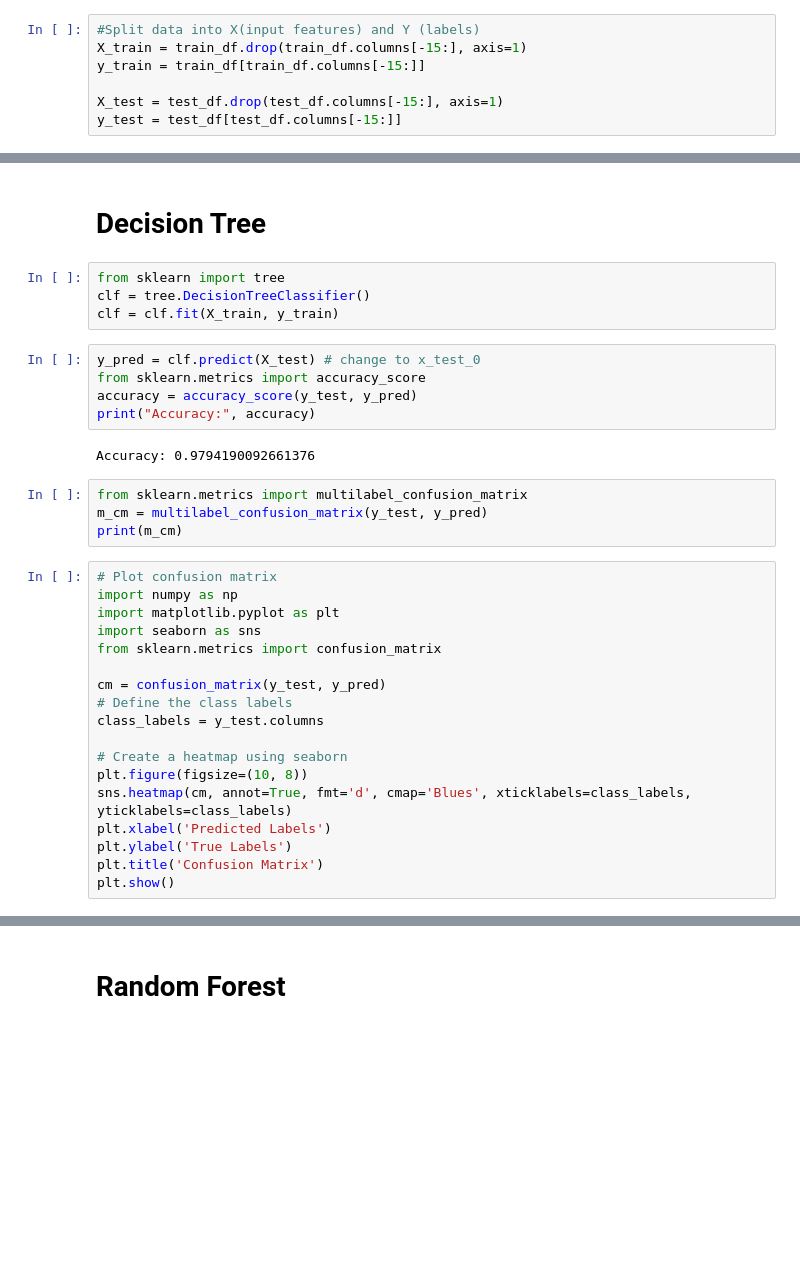
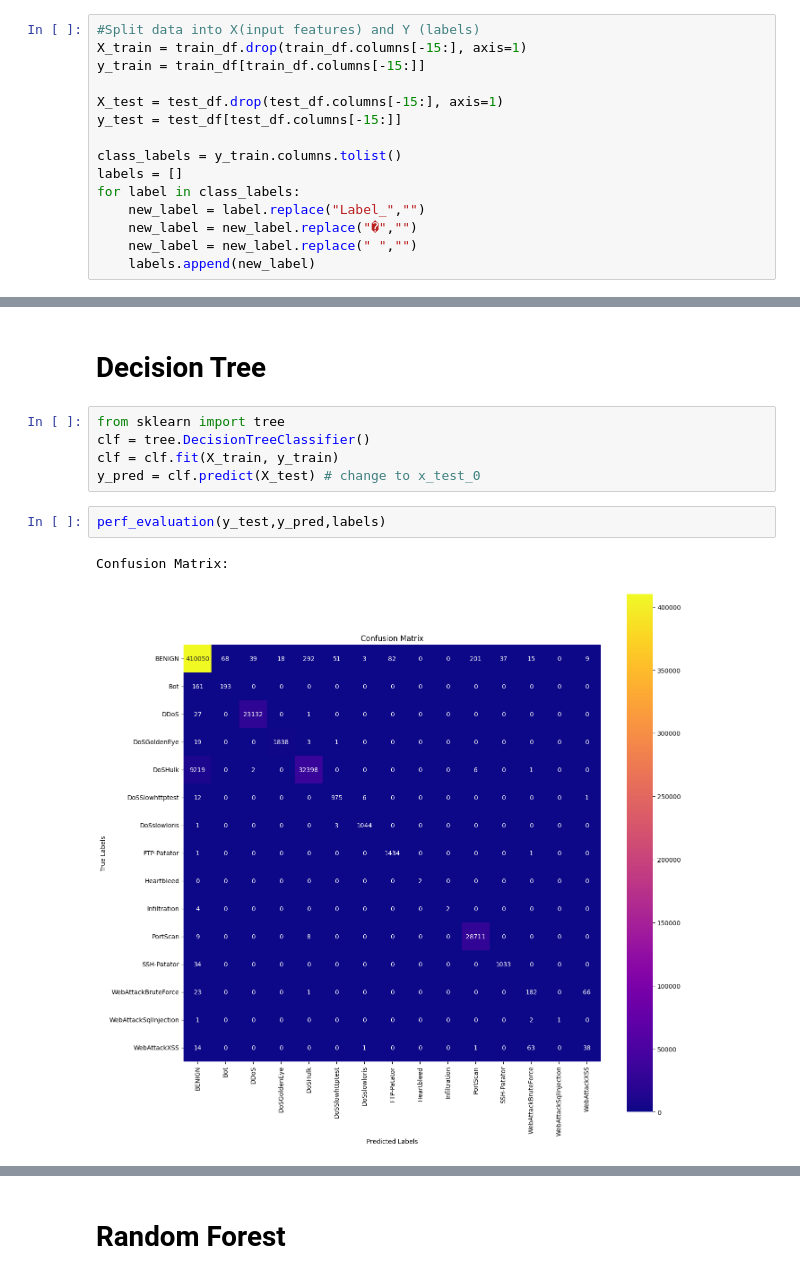
Before and after one commit to sotirischatzimiltis/PhD, a Jupyter notebook: Code/ITU_Competition_Intrusion_and_Vulnerability_Detection_in_Software_Defined_Networks(SDN)/ITU_Competition_MachineLearningModels.ipynb, the cells around one changed output, grey strips where cells are left out. Drawn from its saved outputs; the diff is of its cells as text; blank space fills up the shorter version.

```diff
--- a/Code/ITU_Competition_Intrusion_and_Vulnerability_Detection_in_Software_Defined_Networks(SDN)/ITU_Competition_MachineLearningModels.ipynb
+++ b/Code/ITU_Competition_Intrusion_and_Vulnerability_Detection_in_Software_Defined_Networks(SDN)/ITU_Competition_MachineLearningModels.ipynb
@@ -22,3 +27,11 @@ y_train = train_df[train_df.columns[-15:]]
 
 X_test = test_df.drop(test_df.columns[-15:], axis=1)
 y_test = test_df[test_df.columns[-15:]]
+
+class_labels = y_train.columns.tolist()
+labels = []
+for label in class_labels:
+    new_label = label.replace("Label_","")
+    new_label = new_label.replace("�","")
+    new_label = new_label.replace(" ","")
+    labels.append(new_label)
@@ -34,32 +106,9 @@ Records deleted in test dataset: 0
 from sklearn import tree
 clf = tree.DecisionTreeClassifier()
 clf = clf.fit(X_train, y_train)
+y_pred = clf.predict(X_test) # change to x_test_0
-# %%
-y_pred = clf.predict(X_test) # change to x_test_0
-from sklearn.metrics import accuracy_score
-accuracy = accuracy_score(y_test, y_pred)
-print("Accuracy:", accuracy)
-# %% [output]
-Accuracy: 0.9794190092661376
-# %%
-from sklearn.metrics import multilabel_confusion_matrix
-m_cm = multilabel_confusion_matrix(y_test, y_pred)
-print(m_cm)
-# %%
-# Plot confusion matrix
-import numpy as np
-import matplotlib.pyplot as plt
-import seaborn as sns
-from sklearn.metrics import confusion_matrix
-
-cm = confusion_matrix(y_test, y_pred)
-# Define the class labels
-class_labels = y_test.columns
-
-# Create a heatmap using seaborn
-plt.figure(figsize=(10, 8))
-sns.heatmap(cm, annot=True, fmt='d', cmap='Blues', xticklabels=class_labels, yticklabels=class_labels)
-plt.xlabel('Predicted Labels')
-plt.ylabel('True Labels')
-plt.title('Confusion Matrix')
-plt.show()
+# %%
+perf_evaluation(y_test,y_pred,labels)
+# %% [output]
+Confusion Matrix:
+[figure, added]
```
Also changed, not shown: parts of 11 cells of this notebook.
